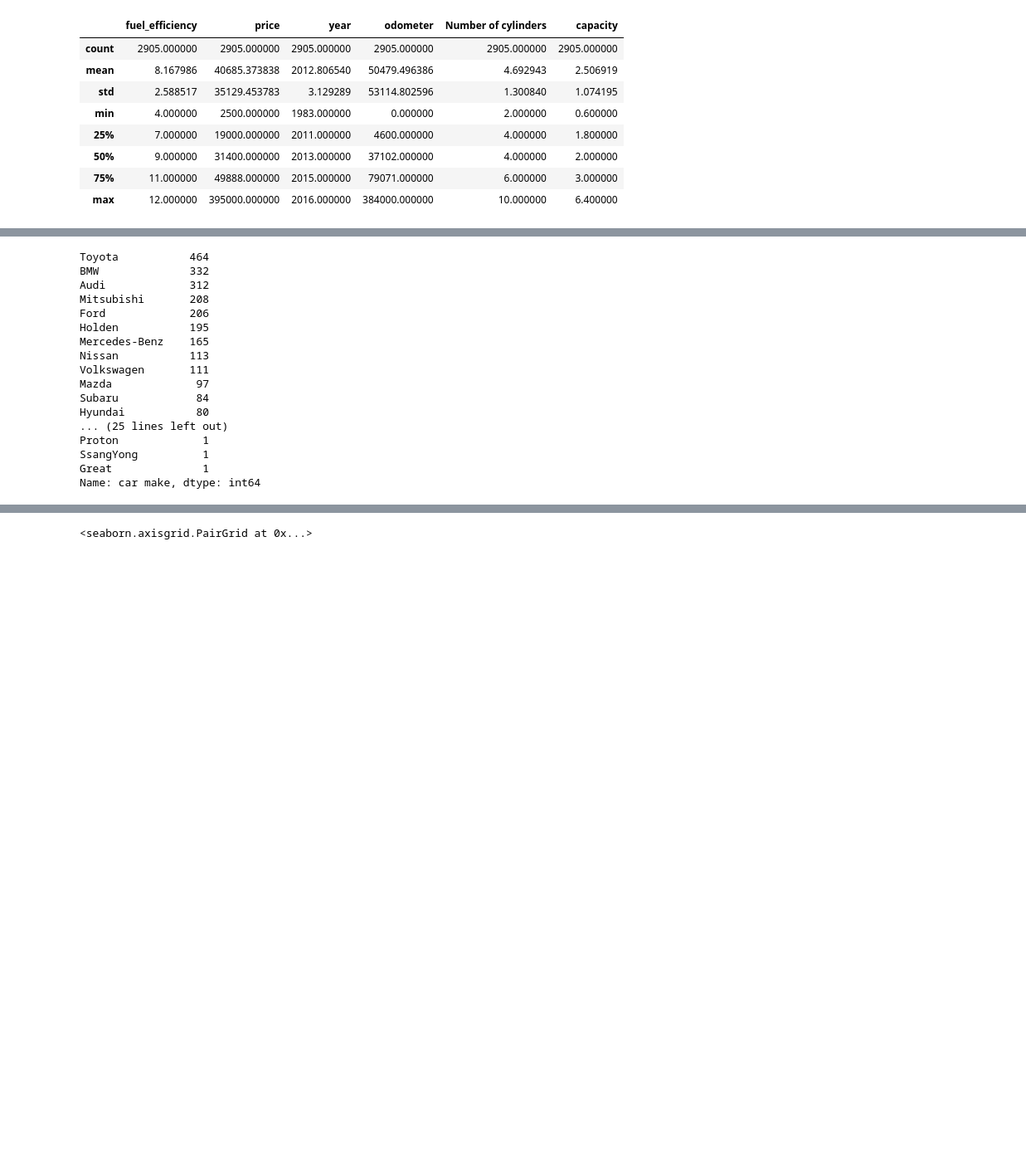
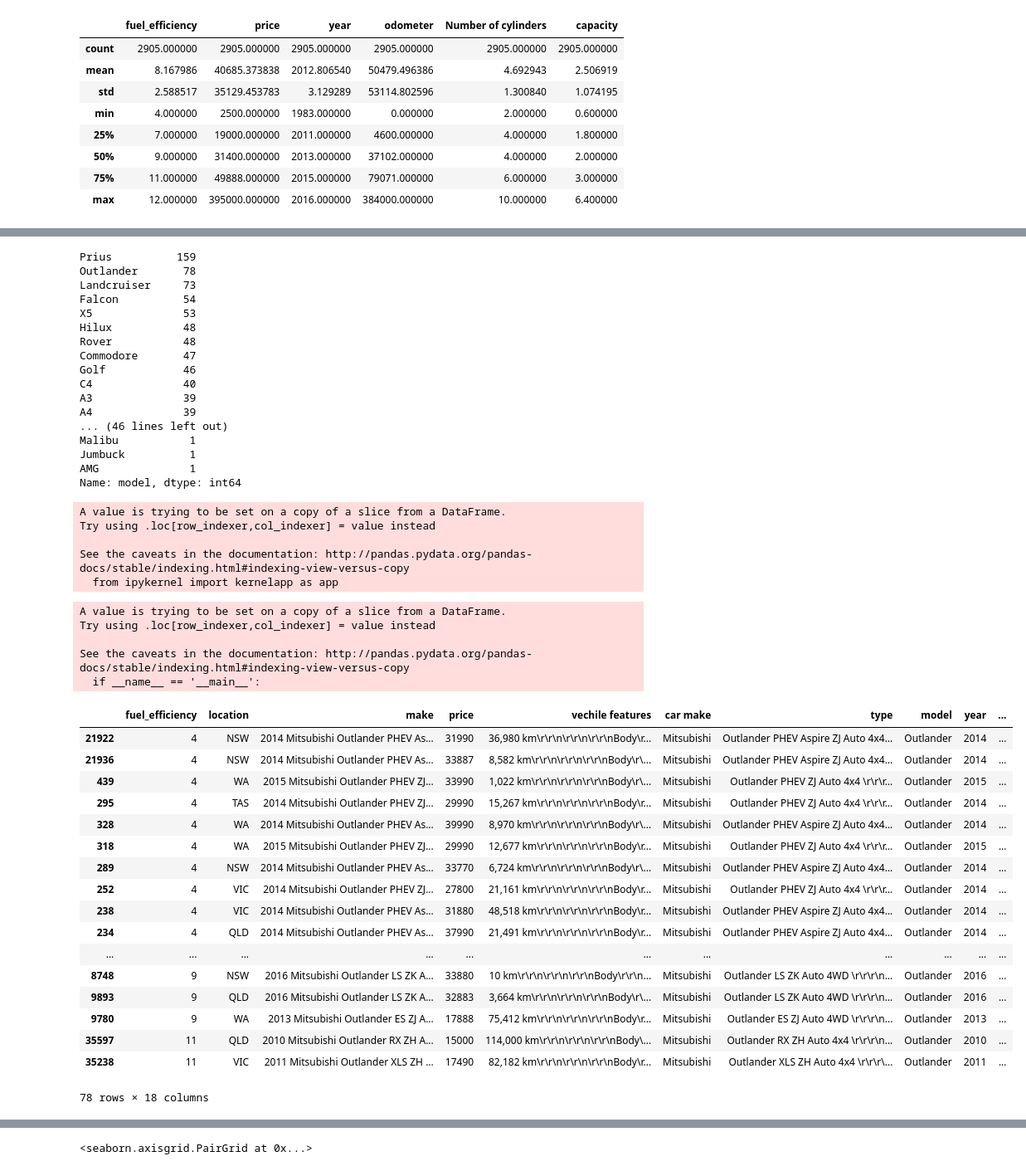
Before and after one commit to epkuznetsova/capstone_project_carsales, a Jupyter notebook: carsales.ipynb, the cells around one changed output, grey strips where cells are left out. Shown at 83% size. Drawn from its saved outputs; the diff is of its cells as text; code cells hidden in the pictures; blank space fills up the shorter version.

```diff
--- a/carsales.ipynb
+++ b/carsales.ipynb
@@ -498,20 +523,58 @@ sorted_cars[sorted_cars.fuel_efficiency == 4]
 # %%
-sorted_cars['car make'].value_counts()
+sorted_cars['model'].value_counts()
 # %% [output]
-Toyota           464
-BMW              332
-Audi             312
-Mitsubishi       208
-Ford             206
-Holden           195
-Mercedes-Benz    165
-Nissan           113
-Volkswagen       111
-Mazda             97
-Subaru            84
-Hyundai           80
-... (25 lines left out)
-Proton             1
-SsangYong          1
-Great              1
-Name: car make, dtype: int64
+Prius          159
+Outlander       78
+Landcruiser     73
+Falcon          54
+X5              53
+Hilux           48
+Rover           48
+Commodore       47
+Golf            46
+C4              40
+A3              39
+A4              39
+... (46 lines left out)
+Malibu           1
+Jumbuck          1
+AMG              1
+Name: model, dtype: int64
+# %%
+outlander = sorted_cars[sorted_cars.model == "Outlander"]
+outlander['age'] = 2016 - outlander['year']
+
+#prius.to_csv('prius.csv', encoding='utf-8', index=False)
+# %% [output]
+A value is trying to be set on a copy of a slice from a DataFrame.
+Try using .loc[row_indexer,col_indexer] = value instead
+
+See the caveats in the documentation: http://pandas.pydata.org/pandas-docs/stable/indexing.html#indexing-view-versus-copy
+  from ipykernel import kernelapp as app
+# %%
+outlander['utilization_ratio'] = (outlander.odometer)/(outlander.age)
+outlander
+# %% [output]
+A value is trying to be set on a copy of a slice from a DataFrame.
+Try using .loc[row_indexer,col_indexer] = value instead
+
+See the caveats in the documentation: http://pandas.pydata.org/pandas-docs/stable/indexing.html#indexing-view-versus-copy
+  if __name__ == '__main__':
+|  | fuel_efficiency | location | make | price | vechile features | car make | type | model | year | ... |
+| 21922 | 4 | NSW | 2014 Mitsubishi Outlander PHEV As... | 31990 | 36,980 km\r\r\n\r\r\n\r\r\nBody\r... | Mitsubishi | Outlander PHEV Aspire ZJ Auto 4x4... | Outlander | 2014 | ... |
+| 21936 | 4 | NSW | 2014 Mitsubishi Outlander PHEV As... | 33887 | 8,582 km\r\r\n\r\r\n\r\r\nBody\r\... | Mitsubishi | Outlander PHEV Aspire ZJ Auto 4x4... | Outlander | 2014 | ... |
+| 439 | 4 | WA | 2015 Mitsubishi Outlander PHEV ZJ... | 33990 | 1,022 km\r\r\n\r\r\n\r\r\nBody\r\... | Mitsubishi | Outlander PHEV ZJ Auto 4x4 \r\r\r... | Outlander | 2015 | ... |
+| 295 | 4 | TAS | 2014 Mitsubishi Outlander PHEV ZJ... | 29990 | 15,267 km\r\r\n\r\r\n\r\r\nBody\r... | Mitsubishi | Outlander PHEV ZJ Auto 4x4 \r\r\r... | Outlander | 2014 | ... |
+| 328 | 4 | WA | 2014 Mitsubishi Outlander PHEV As... | 39990 | 8,970 km\r\r\n\r\r\n\r\r\nBody\r\... | Mitsubishi | Outlander PHEV Aspire ZJ Auto 4x4... | Outlander | 2014 | ... |
+| 318 | 4 | WA | 2015 Mitsubishi Outlander PHEV ZJ... | 29990 | 12,677 km\r\r\n\r\r\n\r\r\nBody\r... | Mitsubishi | Outlander PHEV ZJ Auto 4x4 \r\r\r... | Outlander | 2015 | ... |
+| 289 | 4 | NSW | 2014 Mitsubishi Outlander PHEV As... | 33770 | 6,724 km\r\r\n\r\r\n\r\r\nBody\r\... | Mitsubishi | Outlander PHEV Aspire ZJ Auto 4x4... | Outlander | 2014 | ... |
+| 252 | 4 | VIC | 2014 Mitsubishi Outlander PHEV ZJ... | 27800 | 21,161 km\r\r\n\r\r\n\r\r\nBody\r... | Mitsubishi | Outlander PHEV ZJ Auto 4x4 \r\r\r... | Outlander | 2014 | ... |
+| 238 | 4 | VIC | 2014 Mitsubishi Outlander PHEV As... | 31880 | 48,518 km\r\r\n\r\r\n\r\r\nBody\r... | Mitsubishi | Outlander PHEV Aspire ZJ Auto 4x4... | Outlander | 2014 | ... |
+| 234 | 4 | QLD | 2014 Mitsubishi Outlander PHEV As... | 37990 | 21,491 km\r\r\n\r\r\n\r\r\nBody\r... | Mitsubishi | Outlander PHEV Aspire ZJ Auto 4x4... | Outlander | 2014 | ... |
+| ... | ... | ... | ... | ... | ... | ... | ... | ... | ... | ... |
+| 8748 | 9 | NSW | 2016 Mitsubishi Outlander LS ZK A... | 33880 | 10 km\r\r\n\r\r\n\r\r\nBody\r\r\n... | Mitsubishi | Outlander LS ZK Auto 4WD \r\r\r\n... | Outlander | 2016 | ... |
+| 9893 | 9 | QLD | 2016 Mitsubishi Outlander LS ZK A... | 32883 | 3,664 km\r\r\n\r\r\n\r\r\nBody\r\... | Mitsubishi | Outlander LS ZK Auto 4WD \r\r\r\n... | Outlander | 2016 | ... |
+| 9780 | 9 | WA | 2013 Mitsubishi Outlander ES ZJ A... | 17888 | 75,412 km\r\r\n\r\r\n\r\r\nBody\r... | Mitsubishi | Outlander ES ZJ Auto 4WD \r\r\r\n... | Outlander | 2013 | ... |
+| 35597 | 11 | QLD | 2010 Mitsubishi Outlander RX ZH A... | 15000 | 114,000 km\r\r\n\r\r\n\r\r\nBody\... | Mitsubishi | Outlander RX ZH Auto 4x4 \r\r\r\n... | Outlander | 2010 | ... |
+| 35238 | 11 | VIC | 2011 Mitsubishi Outlander XLS ZH ... | 17490 | 82,182 km\r\r\n\r\r\n\r\r\nBody\r... | Mitsubishi | Outlander XLS ZH Auto 4x4 \r\r\r\... | Outlander | 2011 | ... |
+78 rows × 18 columns
```
Also changed, not shown: parts of 15 cells of this notebook, 1 other file.
